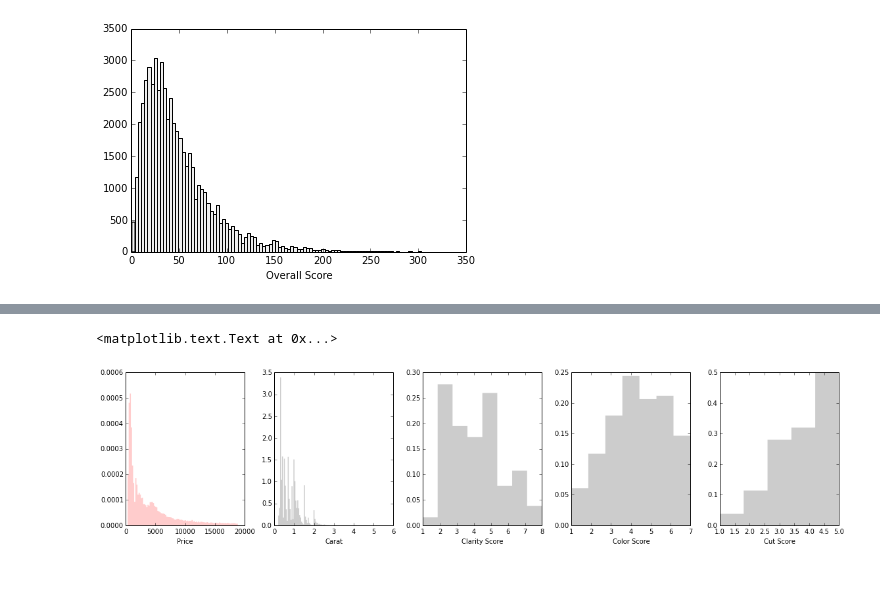
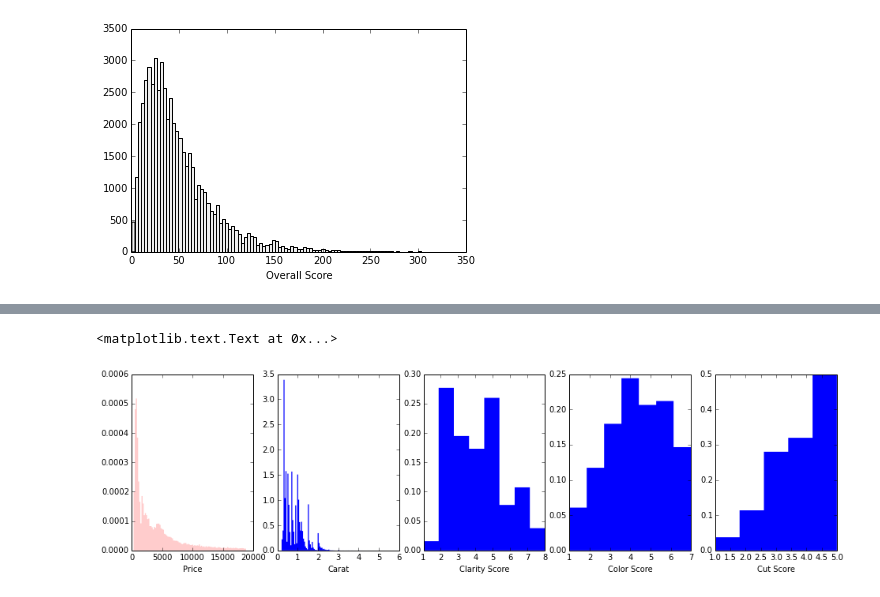
Before and after one commit to datadave/GADS9-NYC-Spring2014-Students, a Jupyter notebook: lab_submissions/project01/rtalbot/Project1.ipynb, the cells around one changed output, grey strips where cells are left out. Cells and saved outputs as stored; diff of their text form; code cells hidden in the pictures.

```diff
--- a/lab_submissions/project01/rtalbot/Project1.ipynb
+++ b/lab_submissions/project01/rtalbot/Project1.ipynb
@@ -197,18 +236,18 @@ plt.title('Carat vs. Score', fontsize='x-large')
 # %%
 #fig = plt.figure()
 #ax = fig.add_subplot(1,5,5)
-fig, ax = plt.subplots(1, 5, figsize=(16,4), tight_layout=True)
+fig, ax = plt.subplots(1, 5, figsize=(16,4), tight_layout=False)
 
 ax[0].hist(diamonds.price, bins=100, histtype='stepfilled', normed=True, color='r', alpha=.2, ec='none')
 ax[0].set_xlabel('Price')
-ax[1].hist(diamonds.carat, bins=100, histtype='stepfilled', ec='none', normed=True, color='#cccccc', zorder=0)
+ax[1].hist(diamonds.carat, bins=100, histtype='stepfilled', ec='none', normed=True, color='b', zorder=0)
 ax[1].set_xlabel('Carat')
-ax[2].hist(diamonds.clarityScore, bins=8, histtype='stepfilled', ec='none', normed=True, color='#cccccc', zorder=0)
+ax[2].hist(diamonds.clarityScore, bins=8, histtype='stepfilled', ec='none', normed=True, color='b', zorder=0)
 ax[2].set_xlabel('Clarity Score')
-ax[3].hist(diamonds.colorScore, bins=7, histtype='stepfilled', ec='none', normed=True, color='#cccccc', zorder=0)
+ax[3].hist(diamonds.colorScore, bins=7, histtype='stepfilled', ec='none', normed=True, color='b', zorder=0)
 ax[3].set_xlabel('Color Score')
-ax[4].hist(diamonds.cutScore, bins=5, histtype='stepfilled', ec='none', normed=True, color='#cccccc', zorder=0)
+ax[4].hist(diamonds.cutScore, bins=5, histtype='stepfilled', ec='none', normed=True, color='b', zorder=0)
 ax[4].set_xlabel('Cut Score')
 # %% [output]
 <matplotlib.text.Text at 0x...>
-[figure, old version]
+[figure, new version]
```
Also changed, not shown: parts of 19 cells of this notebook, 1 other file.
